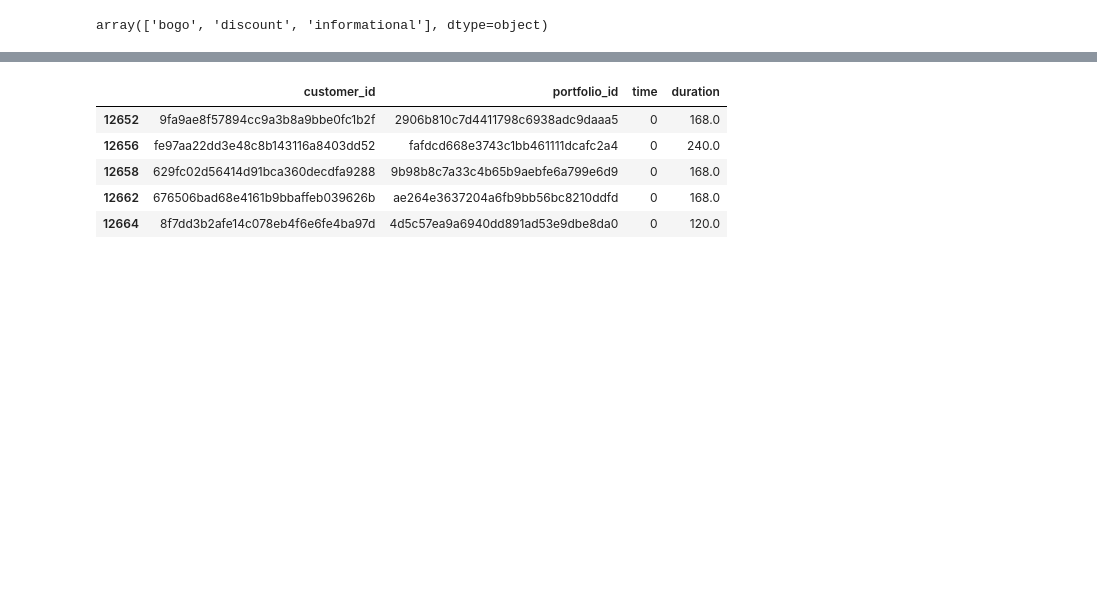
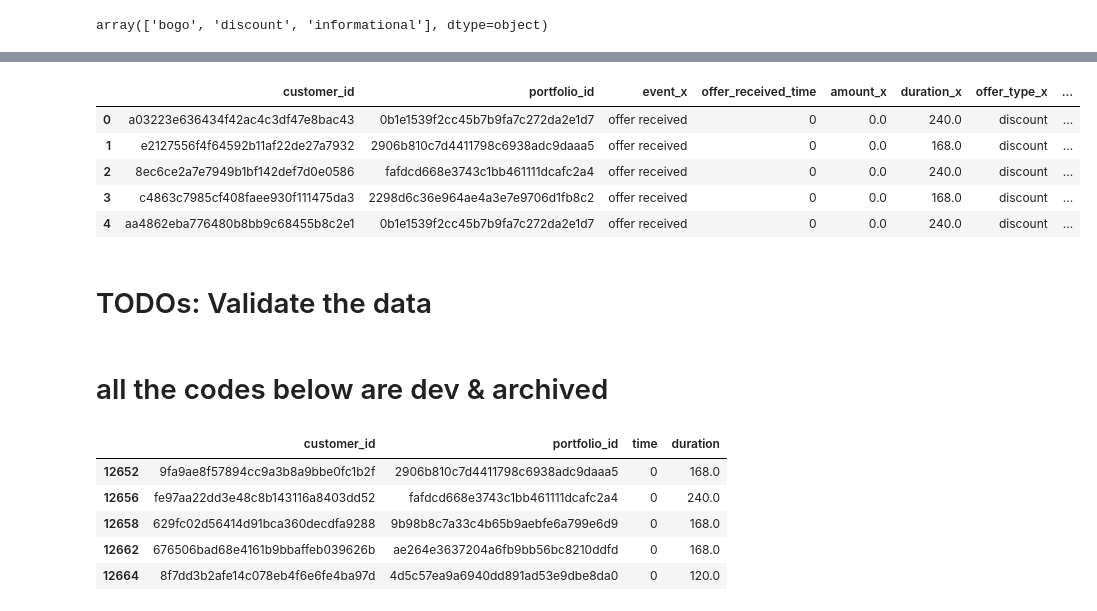
Before and after one commit to Mendy5/Udacity_Project_Capstone, a Jupyter notebook: Starbucks_Capstone_notebook.ipynb, the cells around one changed output, grey strips where cells are left out. Cells and saved outputs as stored; diff of their text form; code cells hidden in the pictures; blank space fills up the shorter version.

```diff
--- a/Starbucks_Capstone_notebook.ipynb
+++ b/Starbucks_Capstone_notebook.ipynb
@@ -1542,0 +1582,2 @@ array(['bogo', 'discount', 'informational'], dtype=object)
+# %%
+transcript_disc_final_df_temp = transcript_disc_received_df.merge(transcript_disc_completed_df, how = "left", on = ["customer_id", "portfolio_id"])
@@ -1543,3 +1599,22 @@ array(['bogo', 'discount', 'informational'], dtype=object)
+# %%
+transcript_disc_final_df_temp = transcript_disc_final_df_temp[((transcript_disc_final_df_temp["offer_completed_time"] >= \
+                                 transcript_disc_final_df_temp["offer_received_time"]) &
+                                 (transcript_disc_final_df_temp["offer_completed_time"] <= \
+                                 transcript_disc_final_df_temp["offer_end_time"])
+                                ) | (transcript_disc_final_df_temp["offer_completed_time"].isnull())]
+# %%
+transcript_disc_final_df_temp.head()
+# %% [output]
+|  | customer_id | portfolio_id | event_x | offer_received_time | amount_x | duration_x | offer_type_x | ... |
+| 0 | a03223e636434f42ac4c3df47e8bac43 | 0b1e1539f2cc45b7b9fa7c272da2e1d7 | offer received | 0 | 0.0 | 240.0 | discount | ... |
+| 1 | e2127556f4f64592b11af22de27a7932 | 2906b810c7d4411798c6938adc9daaa5 | offer received | 0 | 0.0 | 168.0 | discount | ... |
+| 2 | 8ec6ce2a7e7949b1bf142def7d0e0586 | fafdcd668e3743c1bb461111dcafc2a4 | offer received | 0 | 0.0 | 240.0 | discount | ... |
+| 3 | c4863c7985cf408faee930f111475da3 | 2298d6c36e964ae4a3e7e9706d1fb8c2 | offer received | 0 | 0.0 | 168.0 | discount | ... |
+| 4 | aa4862eba776480b8bb9c68455b8c2e1 | 0b1e1539f2cc45b7b9fa7c272da2e1d7 | offer received | 0 | 0.0 | 240.0 | discount | ... |
+# %% [markdown]
+# TODOs: Validate the data
+# %% [markdown]
+# all the codes below are dev & archived
 # %%
 transcript_end_df = transcript_new.loc[transcript_new["event"] == "offer received", ["customer_id", "portfolio_id", "time", "duration"]]
 # %%
```
Also changed, not shown: parts of 29 cells of this notebook.
